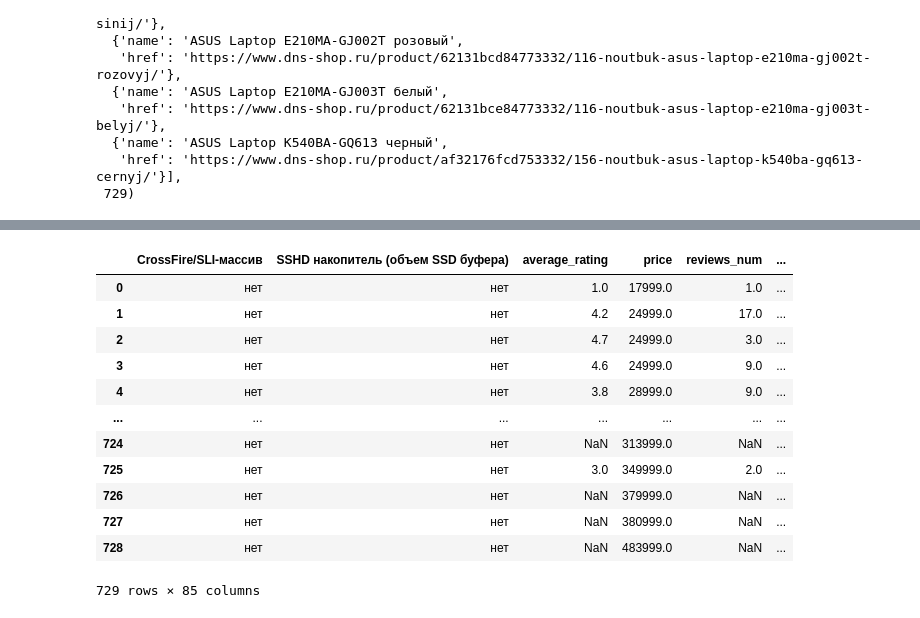
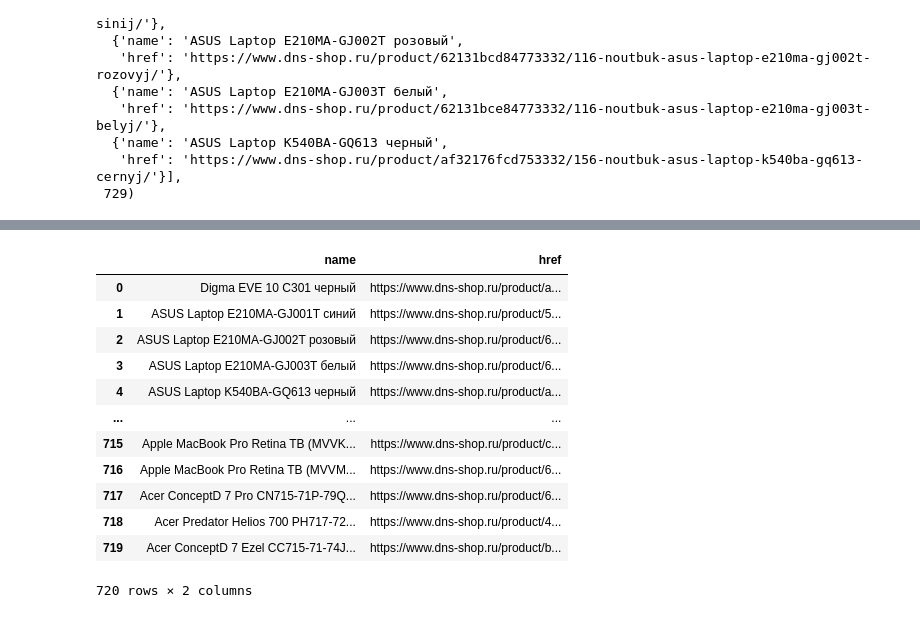
Before and after one commit to YuriyKozhev/Laptop-prices-predicting, a Jupyter notebook: Data_Fetching.ipynb, the cells around one changed output, grey strips where cells are left out. Cells and saved outputs as stored; diff of their text form; code cells hidden in the pictures.

```diff
--- a/Data_Fetching.ipynb
+++ b/Data_Fetching.ipynb
@@ -306,17 +322,18 @@ links_values = product_parser.parseTopics(notebooks)
 # %%
-pd.read_csv('notebooks.csv', encoding = 'utf-16', index_col = 0)
+notebooks = pd.read_csv('notebook_pages.csv', encoding = 'utf-16', index_col = 0)
+notebooks
 # %% [output]
-|  | CrossFire/SLI-массив | SSHD накопитель (объем SSD буфера) | average_rating | price | reviews_num | ... |
-| 0 | нет | нет | 1.0 | 17999.0 | 1.0 | ... |
-| 1 | нет | нет | 4.2 | 24999.0 | 17.0 | ... |
-| 2 | нет | нет | 4.7 | 24999.0 | 3.0 | ... |
-| 3 | нет | нет | 4.6 | 24999.0 | 9.0 | ... |
-| 4 | нет | нет | 3.8 | 28999.0 | 9.0 | ... |
-| ... | ... | ... | ... | ... | ... | ... |
-| 724 | нет | нет | NaN | 313999.0 | NaN | ... |
-| 725 | нет | нет | 3.0 | 349999.0 | 2.0 | ... |
-| 726 | нет | нет | NaN | 379999.0 | NaN | ... |
-| 727 | нет | нет | NaN | 380999.0 | NaN | ... |
-| 728 | нет | нет | NaN | 483999.0 | NaN | ... |
+|  | name | href |
+| 0 | Digma EVE 10 C301 черный | https://www.dns-shop.ru/product/a... |
+| 1 | ASUS Laptop E210MA-GJ001T синий | https://www.dns-shop.ru/product/5... |
+| 2 | ASUS Laptop E210MA-GJ002T розовый | https://www.dns-shop.ru/product/6... |
+| 3 | ASUS Laptop E210MA-GJ003T белый | https://www.dns-shop.ru/product/6... |
+| 4 | ASUS Laptop K540BA-GQ613 черный | https://www.dns-shop.ru/product/a... |
+| ... | ... | ... |
+| 715 | Apple MacBook Pro Retina TB (MVVK... | https://www.dns-shop.ru/product/c... |
+| 716 | Apple MacBook Pro Retina TB (MVVM... | https://www.dns-shop.ru/product/6... |
+| 717 | Acer ConceptD 7 Pro CN715-71P-79Q... | https://www.dns-shop.ru/product/6... |
+| 718 | Acer Predator Helios 700 PH717-72... | https://www.dns-shop.ru/product/4... |
+| 719 | Acer ConceptD 7 Ezel CC715-71-74J... | https://www.dns-shop.ru/product/b... |
-729 rows × 85 columns
+720 rows × 2 columns
 # %%
```
Also changed, not shown: parts of 21 cells of this notebook, 8 other files.
